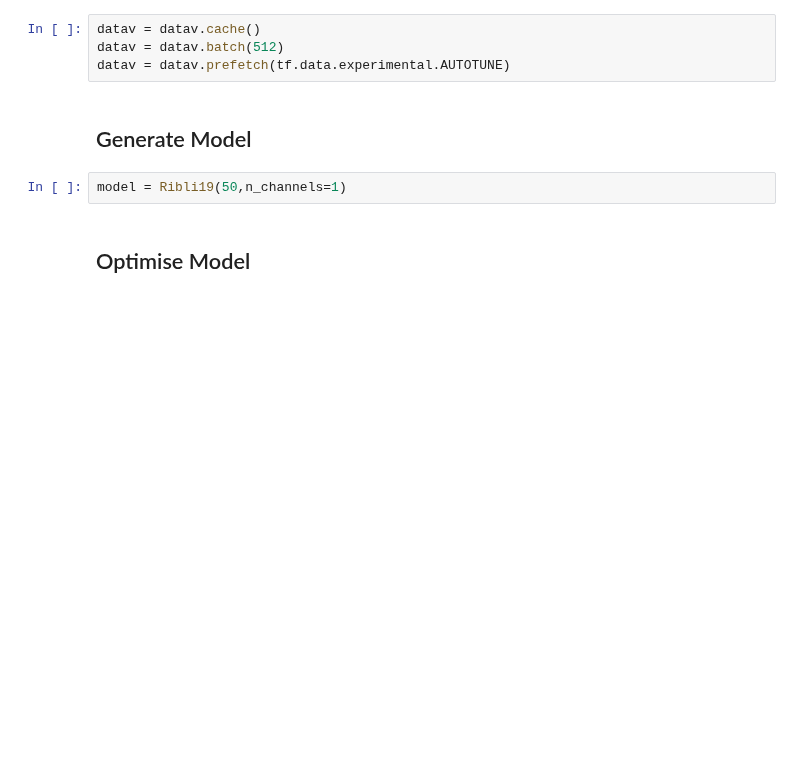
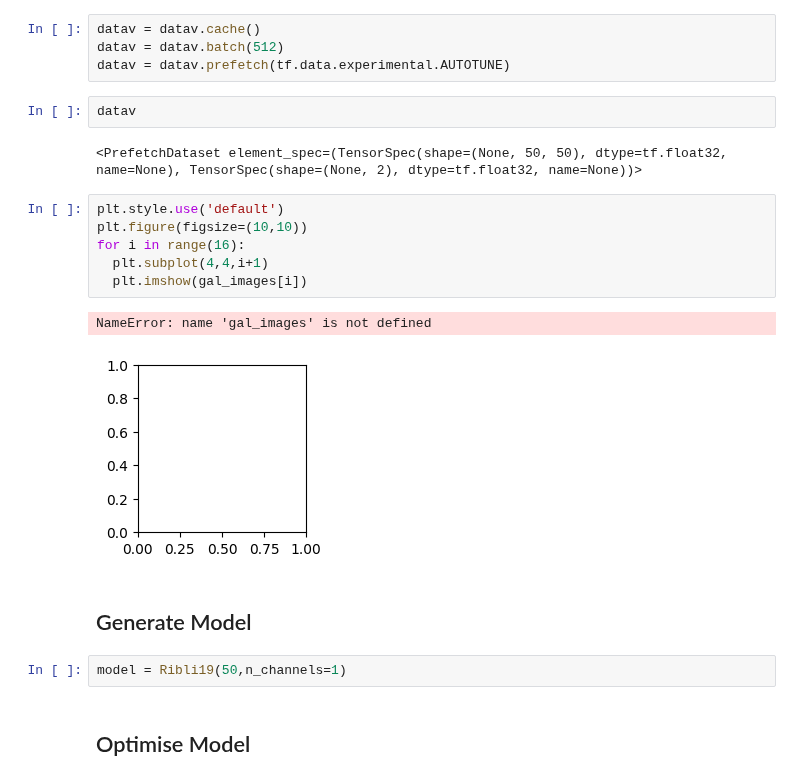
Before and after one commit to CosmoStat/autometacal, a Jupyter notebook: notebooks/dataset_CNN_testing.ipynb, the cells around one changed output. Cells and saved outputs as stored; diff of their text form; blank space fills up the shorter version.

```diff
--- a/notebooks/dataset_CNN_testing.ipynb
+++ b/notebooks/dataset_CNN_testing.ipynb
@@ -102,6 +114,19 @@ datat = datat.prefetch(tf.data.experimental.AUTOTUNE)
 datav = datav.cache()
 datav = datav.batch(512)
 datav = datav.prefetch(tf.data.experimental.AUTOTUNE)
+# %%
+datav
+# %% [output]
+<PrefetchDataset element_spec=(TensorSpec(shape=(None, 50, 50), dtype=tf.float32, name=None), TensorSpec(shape=(None, 2), dtype=tf.float32, name=None))>
+# %%
+plt.style.use('default')
+plt.figure(figsize=(10,10))
+for i in range(16):
+  plt.subplot(4,4,i+1)
+  plt.imshow(gal_images[i])
+# %% [output]
+NameError: name 'gal_images' is not defined
+[figure, added]
 # %% [markdown]
 ## Generate Model
 # %%
```
Also changed, not shown: parts of 7 cells of this notebook, 3 other files.
